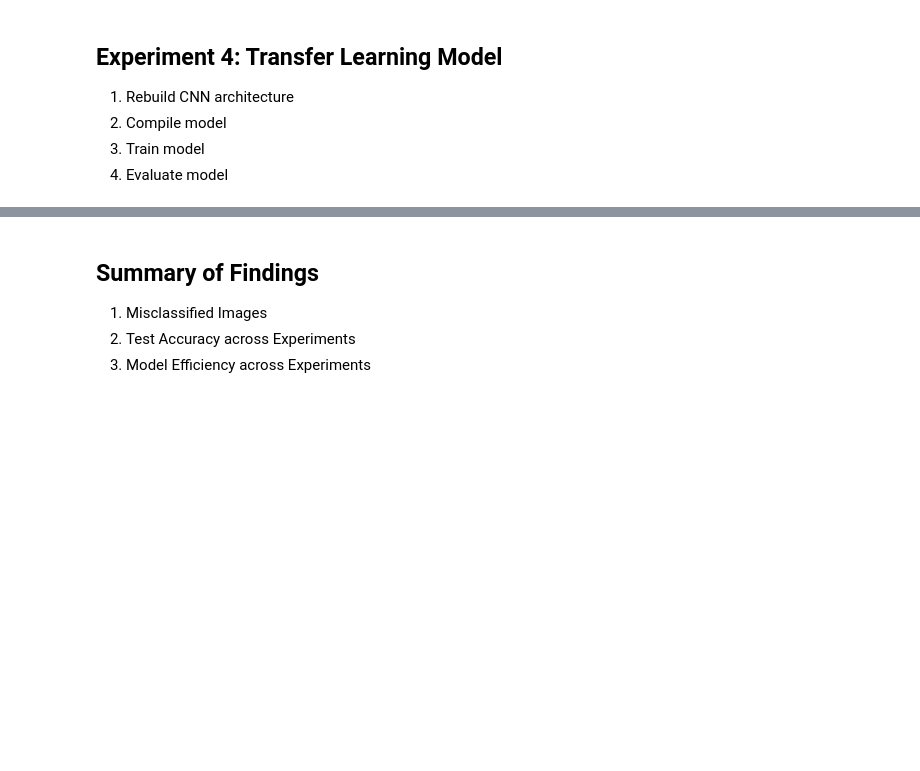
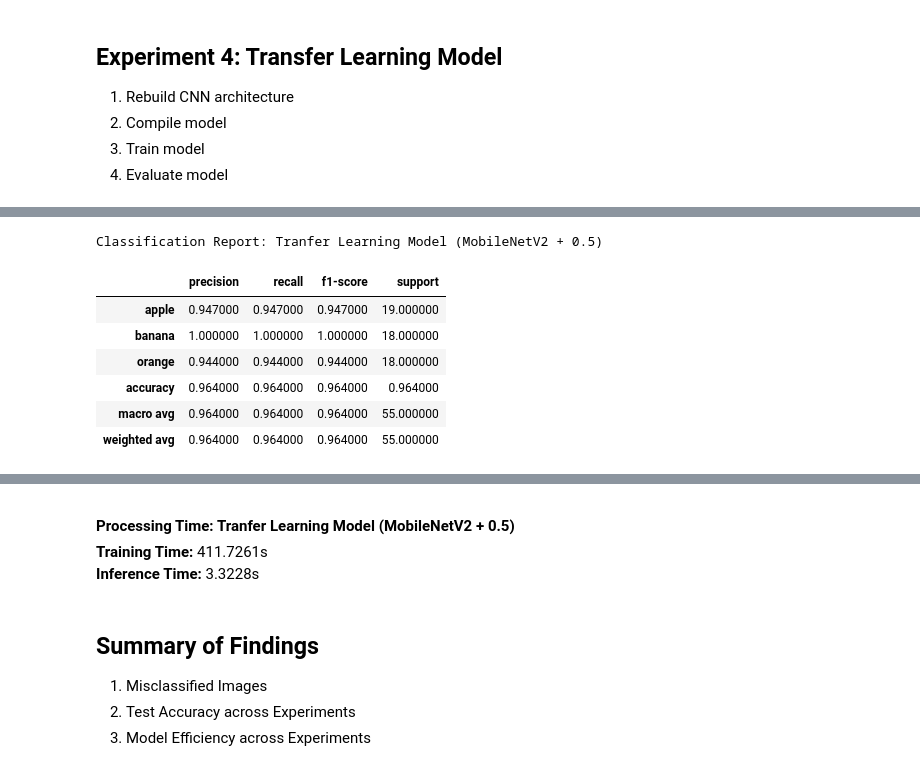
Before and after one commit to kwokhue80/ml_ca, a Jupyter notebook: src/g3/g3_cnn_fruit_classifier_v1.0.ipynb, the cells around one changed output, grey strips where cells are left out. Drawn from its saved outputs; the diff is of its cells as text; code cells hidden in the pictures; blank space fills up the shorter version.

Commit message:
Include Transfer Learning Model

```diff
--- a/src/g3/g3_cnn_fruit_classifier_v1.0.ipynb
+++ b/src/g3/g3_cnn_fruit_classifier_v1.0.ipynb
@@ -1880,0 +1972,34 @@ Inference Time: 0.3218s
+# %%
+# ========================================================
+# 32. Evaluate Model with Transfer Learning + Dropout
+# ========================================================
+
+# 1. Get predictions for the new model
+y_true, y_pred = get_predictions("transferlearning_exp4", model_experiment_4)
+
+# 2. Build the result registry profile
+exp4_result = build_result(
+    "Tranfer Learning Model (MobileNetV2 + 0.5)",
+    exp4_history,
+    y_true,
+    y_pred
+)
+
+# 3. Generate and render Accuracy and Loss Report
+test_loss, test_accuracy = model_experiment_4.evaluate(test_loader, verbose=0)
+exp4_accuracy_loss_report = render_accuracy_loss_report("Tranfer Learning Model (MobileNetV2 + 0.5)", exp4_history, test_loss, test_accuracy, 21)
+
+# 4. Generate Classification Report and Confusion Matrix
+exp4_class_report = render_classification_report(exp4_result)
+exp4_confusion_matrix = render_confusion_matrix(exp4_result)
+
+# 5. Render processing times
+exp4_processing_time = render_processing_time(
+    exp4_result,
+    processing_times['transferlearning_exp4_training_time'],
+    processing_times['transferlearning_exp4_inference_time']
+)
+
+# 6. Display the final evaluation dashboard
+display_evaluation_results(exp4_accuracy_loss_report, exp4_class_report, exp4_confusion_matrix, exp4_processing_time)
+# %% [output]
@@ -1880,0 +2007,8 @@ Inference Time: 0.3218s
+Classification Report: Tranfer Learning Model (MobileNetV2 + 0.5)
+|  | precision | recall | f1-score | support |
+| apple | 0.947000 | 0.947000 | 0.947000 | 19.000000 |
+| banana | 1.000000 | 1.000000 | 1.000000 | 18.000000 |
+| orange | 0.944000 | 0.944000 | 0.944000 | 18.000000 |
+| accuracy | 0.964000 | 0.964000 | 0.964000 | 0.964000 |
+| macro avg | 0.964000 | 0.964000 | 0.964000 | 55.000000 |
+| weighted avg | 0.964000 | 0.964000 | 0.964000 | 55.000000 |
@@ -1881,3 +2016,6 @@ Inference Time: 0.3218s
+Processing Time: Tranfer Learning Model (MobileNetV2 + 0.5)
+Training Time: 411.7261s
+Inference Time: 3.3228s
 # %% [markdown]
 ## Summary of Findings
 1. Misclassified Images
```
Also changed, not shown: parts of 11 cells of this notebook, 7 other files.
